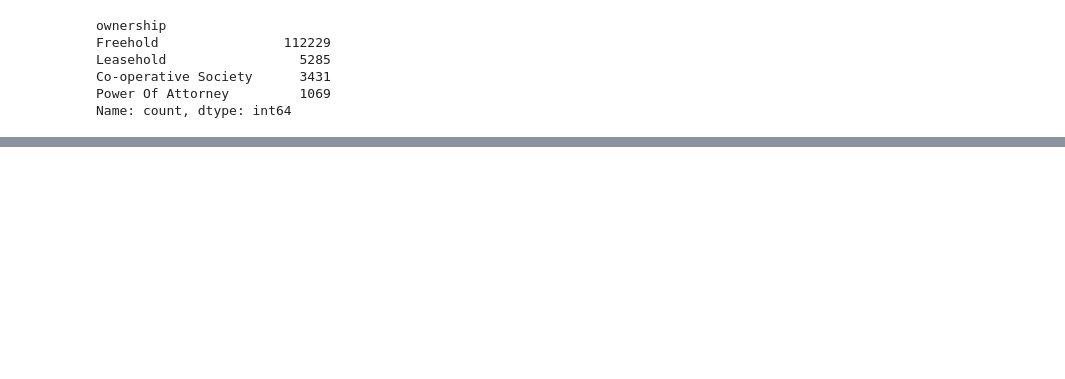
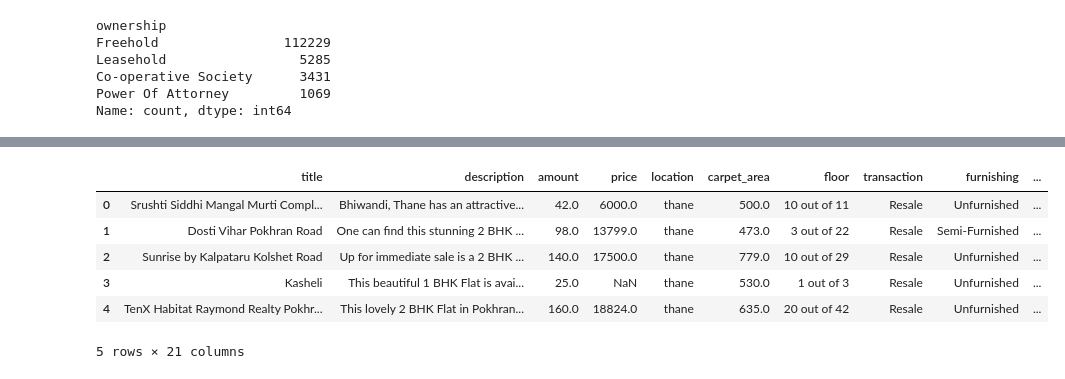
Before and after one commit to TalhaEjaz19040/house_price_prediction, a Jupyter notebook: notebooks/data_cleaning.ipynb, the cells around one changed output, grey strips where cells are left out. Drawn from its saved outputs; the diff is of its cells as text; code cells hidden in the pictures; blank space fills up the shorter version.

```diff
--- a/notebooks/data_cleaning.ipynb
+++ b/notebooks/data_cleaning.ipynb
@@ -180,0 +318,5 @@ Name: count, dtype: int64
+# %%
+house_copy['carpet_unit']  =  house_copy['carpet_area'].str.split(' ').str.get(1)
+house_copy['carpet_area'] = house_copy['carpet_area'].str.split(' ').str.get(0)
+house_copy['super_unit']  =  house_copy['super_area'].str.split(' ').str.get(1)
+house_copy['super_area'] = house_copy['super_area'].str.split(' ').str.get(0).str.strip()
@@ -180,0 +343,13 @@ Name: count, dtype: int64
+# %%
+house_copy['carpet_area'] = house_copy['carpet_area'].astype('float64')
+house_copy['super_area'] = pd.to_numeric(house_copy['super_area'], errors= 'coerce')
+# %%
+house_copy.head()
+# %% [output]
+|  | title | description | amount | price | location | carpet_area | floor | transaction | furnishing | ... |
+| 0 | Srushti Siddhi Mangal Murti Compl... | Bhiwandi, Thane has an attractive... | 42.0 | 6000.0 | thane | 500.0 | 10 out of 11 | Resale | Unfurnished | ... |
+| 1 | Dosti Vihar Pokhran Road | One can find this stunning 2 BHK ... | 98.0 | 13799.0 | thane | 473.0 | 3 out of 22 | Resale | Semi-Furnished | ... |
+| 2 | Sunrise by Kalpataru Kolshet Road | Up for immediate sale is a 2 BHK ... | 140.0 | 17500.0 | thane | 779.0 | 10 out of 29 | Resale | Unfurnished | ... |
+| 3 | Kasheli | This beautiful 1 BHK Flat is avai... | 25.0 | NaN | thane | 530.0 | 1 out of 3 | Resale | Unfurnished | ... |
+| 4 | TenX Habitat Raymond Realty Pokhr... | This lovely 2 BHK Flat in Pokhran... | 160.0 | 18824.0 | thane | 635.0 | 20 out of 42 | Resale | Unfurnished | ... |
+5 rows × 21 columns
```
Also changed, not shown: parts of 21 cells of this notebook.
